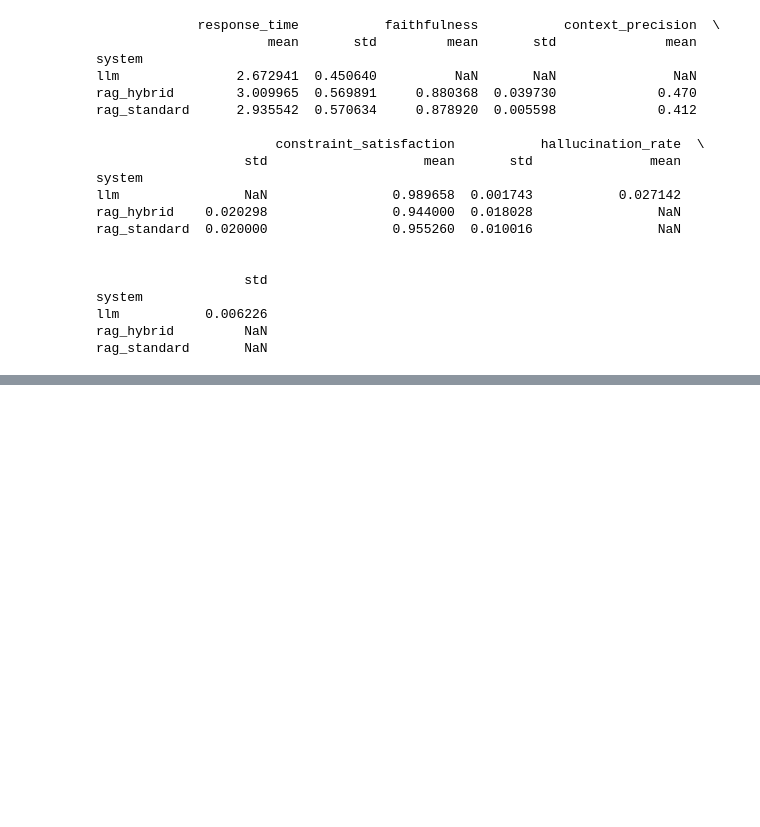
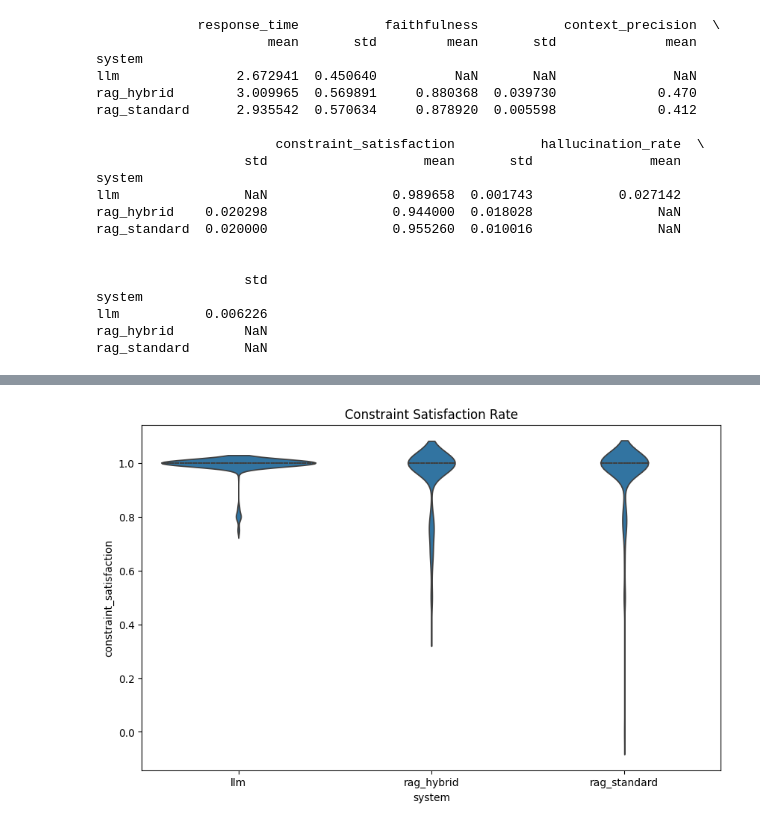
Before and after one commit to givertri/RAG, a Jupyter notebook: analysis/repetition.ipynb, the cells around one changed output, grey strips where cells are left out. Drawn from its saved outputs; the diff is of its cells as text; code cells hidden in the pictures; blank space fills up the shorter version.

```diff
--- a/analysis/repetition.ipynb
+++ b/analysis/repetition.ipynb
@@ -76,0 +171,11 @@ rag_standard       NaN
+# %%
+# Filter
+plot_df = all_data[all_data["system"].isin(["llm", "rag_hybrid", "rag_standard"])]
+
+# Violin plot
+plt.figure(figsize=(10, 6))
+sns.violinplot(data=plot_df, x="system", y="constraint_satisfaction", inner="quartile")
+plt.title("Constraint Satisfaction Rate")
+plt.show()
+# %% [output]
+[figure, added]
```
Also changed, not shown: parts of 8 cells of this notebook, 4 other files.
